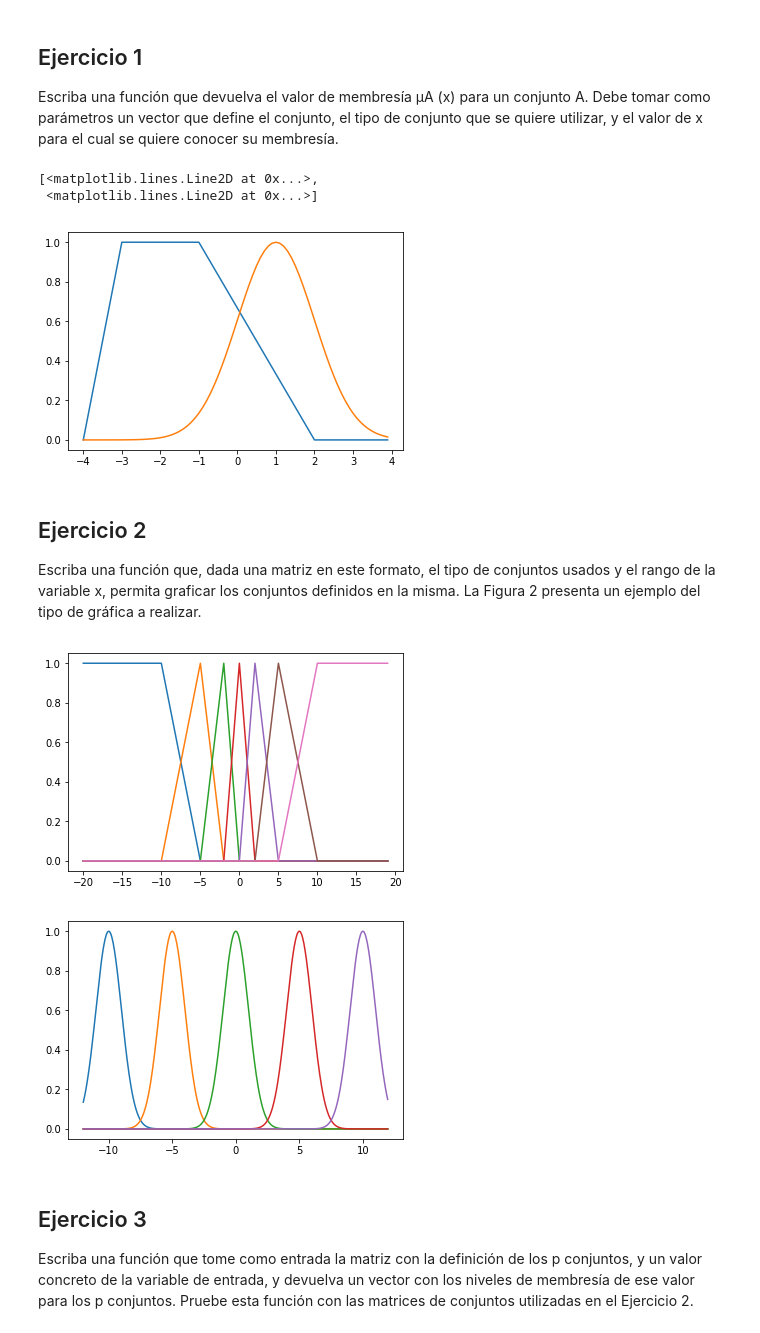
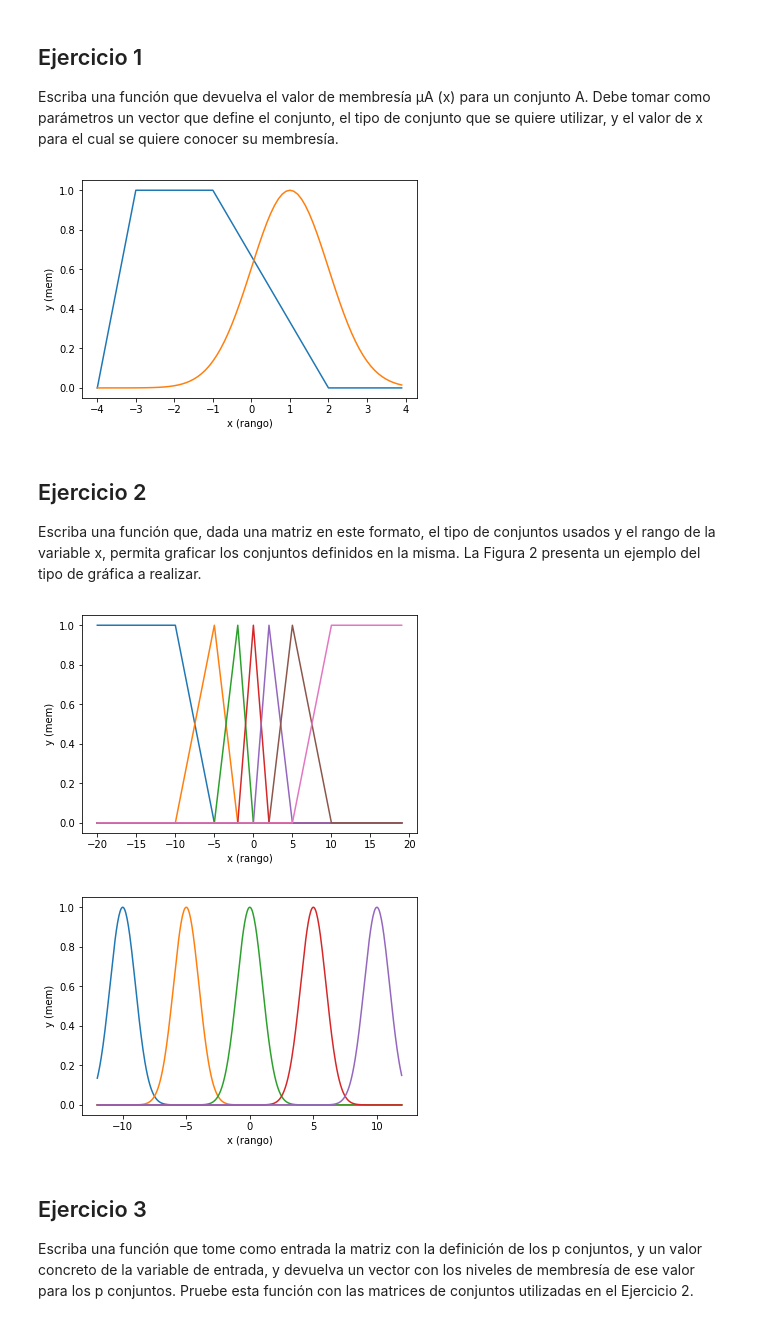
Before and after one commit to jeremias-ramirez/Inteligencia-Computacional, a Jupyter notebook: Práctica/guia3/Trabajo Practico 3.ipynb, the cells around one changed output. Cells and saved outputs as stored; diff of their text form; code cells hidden in the pictures.

```diff
--- a/Práctica/guia3/Trabajo Practico 3.ipynb
+++ b/Práctica/guia3/Trabajo Practico 3.ipynb
@@ -31,10 +31,11 @@ y1 = list([membresia(xe, [-4,-3,-1,2], 1) for xe in x])
 y2 = list([membresia(xe, [1,1], 2) for xe in x])
 
 plt.plot(x, y1, x, y2)
+plt.xlabel("x (rango)")
+plt.ylabel("y (mem)")
+plt.show()
 # %% [output]
-[<matplotlib.lines.Line2D at 0x...>,
- <matplotlib.lines.Line2D at 0x...>]
-[figure, old version]
+[figure, new version]
 # %% [markdown]
 ## Ejercicio 2
 Escriba una función que, dada una matriz en este formato, el tipo
@@ -48,31 +49,35 @@ def matrizMembresia(xV, M, tipo):
 # %%
 import numpy as np
 from matplotlib import pyplot as plt
 import membresia as mem
 
 x = np.arange(-4,4,0.1)
 
 m = np.array([[-20, -20, -10, -5], [-10, -5, -5, -2], [-5, -2, -2, 0], [-2, 0, 0, 2], [0, 2, 2, 5], [2, 5, 5, 10], [5, 10, 20, 20]])
 
 m2 = np.array([[-10, 1], [-5, 1], [0, 1], [5, 1], [10, 1]])
 x = np.arange(-20, 20)
 y = mem.matrizMembresia(x, m, 1)
 
 x2 = np.arange(-12, 12, 0.05)
 
 y = mem.matrizMembresia(x, m, 1)
 y2 = mem.matrizMembresia(x2, m2, 2)
 
 plt.figure(1)
 list(map(lambda ye : plt.plot(x, ye), y))
+plt.xlabel("x (rango)")
+plt.ylabel("y (mem)")
 plt.figure(2)
 list(map(lambda ye : plt.plot(x2, ye), y2))
+plt.xlabel("x (rango)")
+plt.ylabel("y (mem)")
 
 
 plt.show()
 # %% [output]
-[figure, old version]
+[figure, new version]
-[figure, old version]
+[figure, new version]
 # %% [markdown]
 ## Ejercicio 3
 Escriba una función que tome como entrada la matriz con la definición
```
Also changed, not shown: parts of 3 cells of this notebook, 1 other file.
